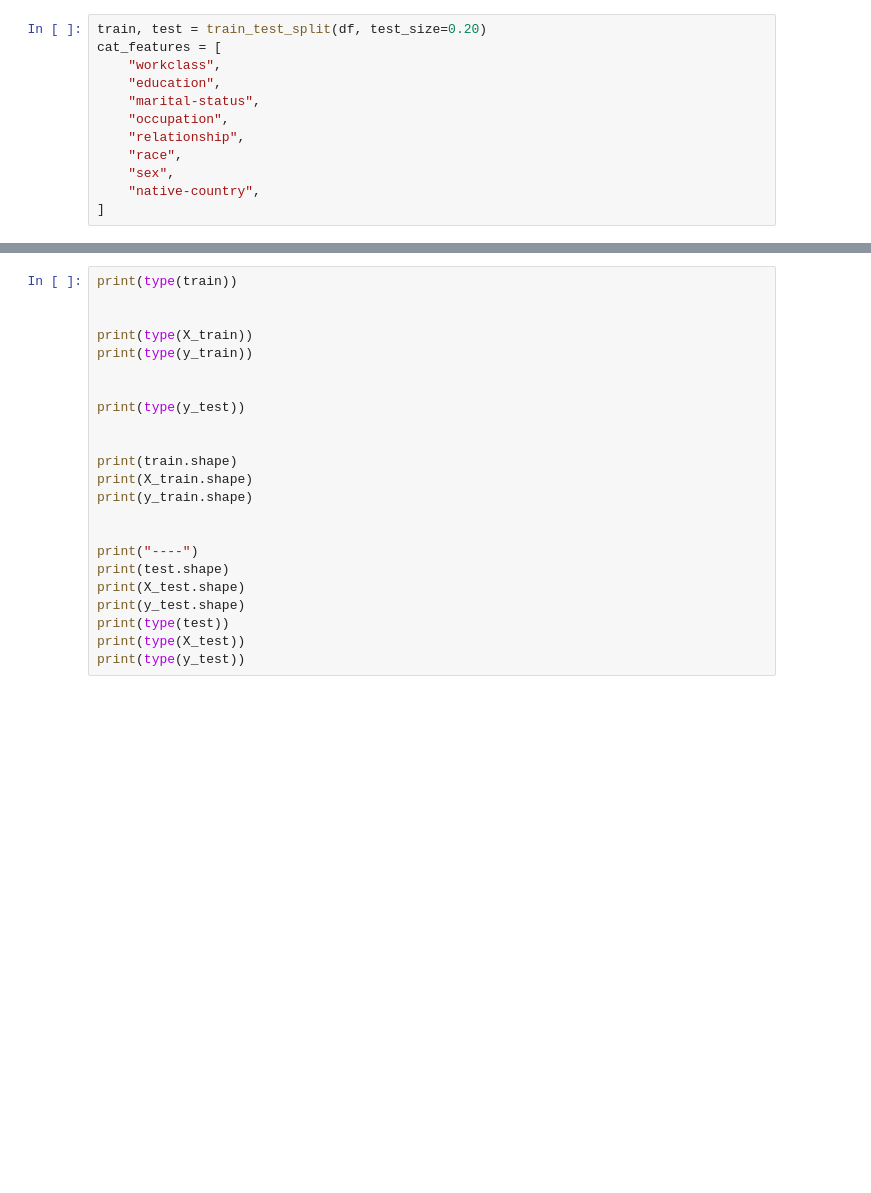
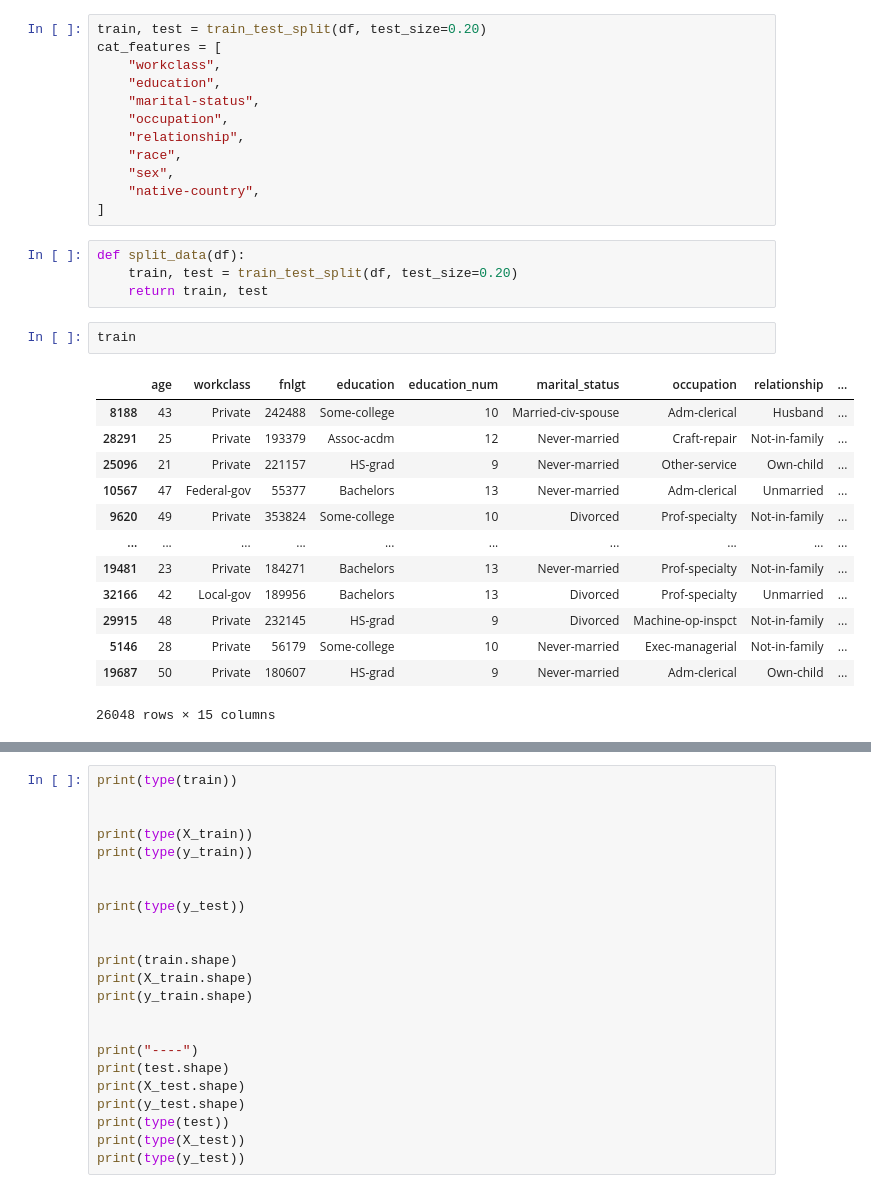
Before and after one commit to gichelli/machine_learning_operations_p3, a Jupyter notebook: eda.ipynb, the cells around one changed output, grey strips where cells are left out. Cells and saved outputs as stored; diff of their text form; blank space fills up the shorter version.

```diff
--- a/eda.ipynb
+++ b/eda.ipynb
@@ -281,3 +281,23 @@ cat_features = [
     "sex",
     "native-country",
 ]
+# %%
+def split_data(df):
+    train, test = train_test_split(df, test_size=0.20)
+    return train, test
+# %%
+train
+# %% [output]
+|  | age | workclass | fnlgt | education | education_num | marital_status | occupation | relationship | ... |
+| 8188 | 43 | Private | 242488 | Some-college | 10 | Married-civ-spouse | Adm-clerical | Husband | ... |
+| 28291 | 25 | Private | 193379 | Assoc-acdm | 12 | Never-married | Craft-repair | Not-in-family | ... |
+| 25096 | 21 | Private | 221157 | HS-grad | 9 | Never-married | Other-service | Own-child | ... |
+| 10567 | 47 | Federal-gov | 55377 | Bachelors | 13 | Never-married | Adm-clerical | Unmarried | ... |
+| 9620 | 49 | Private | 353824 | Some-college | 10 | Divorced | Prof-specialty | Not-in-family | ... |
+| ... | ... | ... | ... | ... | ... | ... | ... | ... | ... |
+| 19481 | 23 | Private | 184271 | Bachelors | 13 | Never-married | Prof-specialty | Not-in-family | ... |
+| 32166 | 42 | Local-gov | 189956 | Bachelors | 13 | Divorced | Prof-specialty | Unmarried | ... |
+| 29915 | 48 | Private | 232145 | HS-grad | 9 | Divorced | Machine-op-inspct | Not-in-family | ... |
+| 5146 | 28 | Private | 56179 | Some-college | 10 | Never-married | Exec-managerial | Not-in-family | ... |
+| 19687 | 50 | Private | 180607 | HS-grad | 9 | Never-married | Adm-clerical | Own-child | ... |
+26048 rows × 15 columns
```
Also changed, not shown: parts of 20 cells of this notebook, 8 other files.
